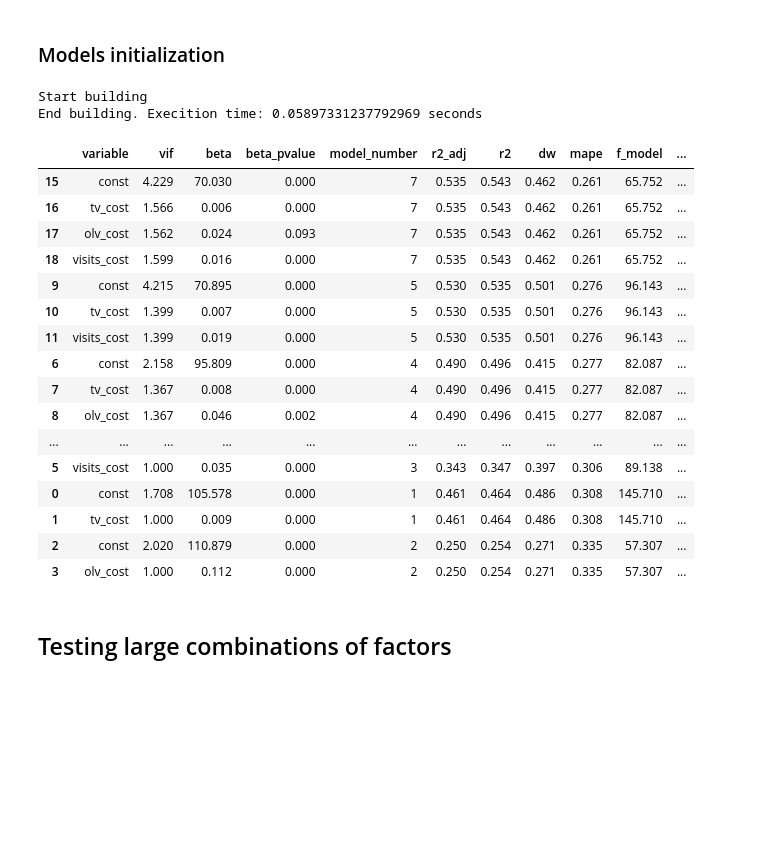
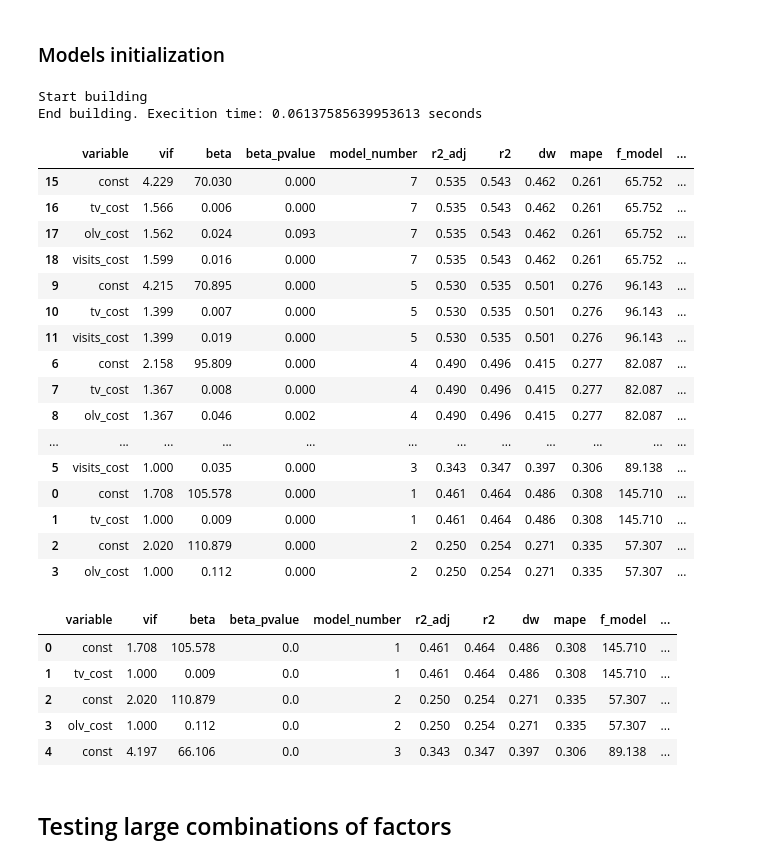
Before and after one commit to avrorum/mmm_tools, a Jupyter notebook: notebooks/useful_funcs.ipynb, the cells around one changed output. Cells and saved outputs as stored; diff of their text form; code cells hidden in the pictures; blank space fills up the shorter version.

```diff
--- a/notebooks/useful_funcs.ipynb
+++ b/notebooks/useful_funcs.ipynb
@@ -387,6 +388,7 @@ pd.concat([df_m, df_m2])
 # }
 # %%
 import time
+import itertools
 
 
 def create_factors_combinations(factors_list):
@@ -401,7 +403,7 @@ def create_factors_combinations(factors_list):
     return [list(item) for item in res]
 
 
-def build_models(df, kpi_name, factors_list=[], is_constant=True, n_digits=3):
+def build_models(df, kpi_name, factors_list=[], is_constant=True, n_digits=3, pvalue=0.05):
 
     if kpi_name == '':
         print('No KPI. Please, include')
@@ -466,9 +468,14 @@ def build_models(df, kpi_name, factors_list=[], is_constant=True, n_digits=3):
         main_res = pd.concat([main_res, temp])
         model_number = model_number + 1
 
+    main_res['beta_is_significant'] = main_res['beta_pvalue'].apply(lambda x: 'yes' if x <= 0.05 else 'no')
+
+
     main_res.reset_index(inplace=True)
     main_res.drop('index', axis=1, inplace=True)
     print(f"End building. Execition time: {(time.time() - start_time)} seconds")
+
+
     return main_res
 
 
@@ -490,7 +497,7 @@ best_model = extract_model(models, 7)
 models.sort_values(by=['mape', 'r2_adj'])
 # %% [output]
 Start building
-End building. Execition time: 0.05897331237792969 seconds
+End building. Execition time: 0.06137585639953613 seconds
 |  | variable | vif | beta | beta_pvalue | model_number | r2_adj | r2 | dw | mape | f_model | ... |
 | 15 | const | 4.229 | 70.030 | 0.000 | 7 | 0.535 | 0.543 | 0.462 | 0.261 | 65.752 | ... |
 | 16 | tv_cost | 1.566 | 0.006 | 0.000 | 7 | 0.535 | 0.543 | 0.462 | 0.261 | 65.752 | ... |
@@ -508,5 +515,33 @@ End building. Execition time: 0.05897331237792969 seconds
 | 1 | tv_cost | 1.000 | 0.009 | 0.000 | 1 | 0.461 | 0.464 | 0.486 | 0.308 | 145.710 | ... |
 | 2 | const | 2.020 | 110.879 | 0.000 | 2 | 0.250 | 0.254 | 0.271 | 0.335 | 57.307 | ... |
 | 3 | olv_cost | 1.000 | 0.112 | 0.000 | 2 | 0.250 | 0.254 | 0.271 | 0.335 | 57.307 | ... |
+# %%
+# models['is_significat'] = ['signif' if models['beta_pvalue'] <= 0.05 else 'unsign']
+
+# models['is_significat'] = None
+# if models['beta_pvalue'] <= 0.05:
+#     models['is_significat'] = 'yes'
+# else:
+#     models['is_significat'] = 'no'
+
+
+# def is_signif():
+#     if models['beta_pvalue'] <= 0.05:
+#         models['is_significat'] = 'yes'
+#     else:
+#         models['is_significat'] = 'no'
+# result = lambda x : f"{x} is even" if x %2==0 else f"{x} is odd"
+
+models['beta_is_significant'] = models['beta_pvalue'].apply(lambda x: 'yes' if x <= 0.05 else 'no')
+
+models.head()
+# [ expression for item in list if conditional ]
+# %% [output]
+|  | variable | vif | beta | beta_pvalue | model_number | r2_adj | r2 | dw | mape | f_model | ... |
+| 0 | const | 1.708 | 105.578 | 0.0 | 1 | 0.461 | 0.464 | 0.486 | 0.308 | 145.710 | ... |
+| 1 | tv_cost | 1.000 | 0.009 | 0.0 | 1 | 0.461 | 0.464 | 0.486 | 0.308 | 145.710 | ... |
+| 2 | const | 2.020 | 110.879 | 0.0 | 2 | 0.250 | 0.254 | 0.271 | 0.335 | 57.307 | ... |
+| 3 | olv_cost | 1.000 | 0.112 | 0.0 | 2 | 0.250 | 0.254 | 0.271 | 0.335 | 57.307 | ... |
+| 4 | const | 4.197 | 66.106 | 0.0 | 3 | 0.343 | 0.347 | 0.397 | 0.306 | 89.138 | ... |
 # %% [markdown]
 ## Testing large combinations of factors
```
Also changed, not shown: parts of 6 cells of this notebook.
